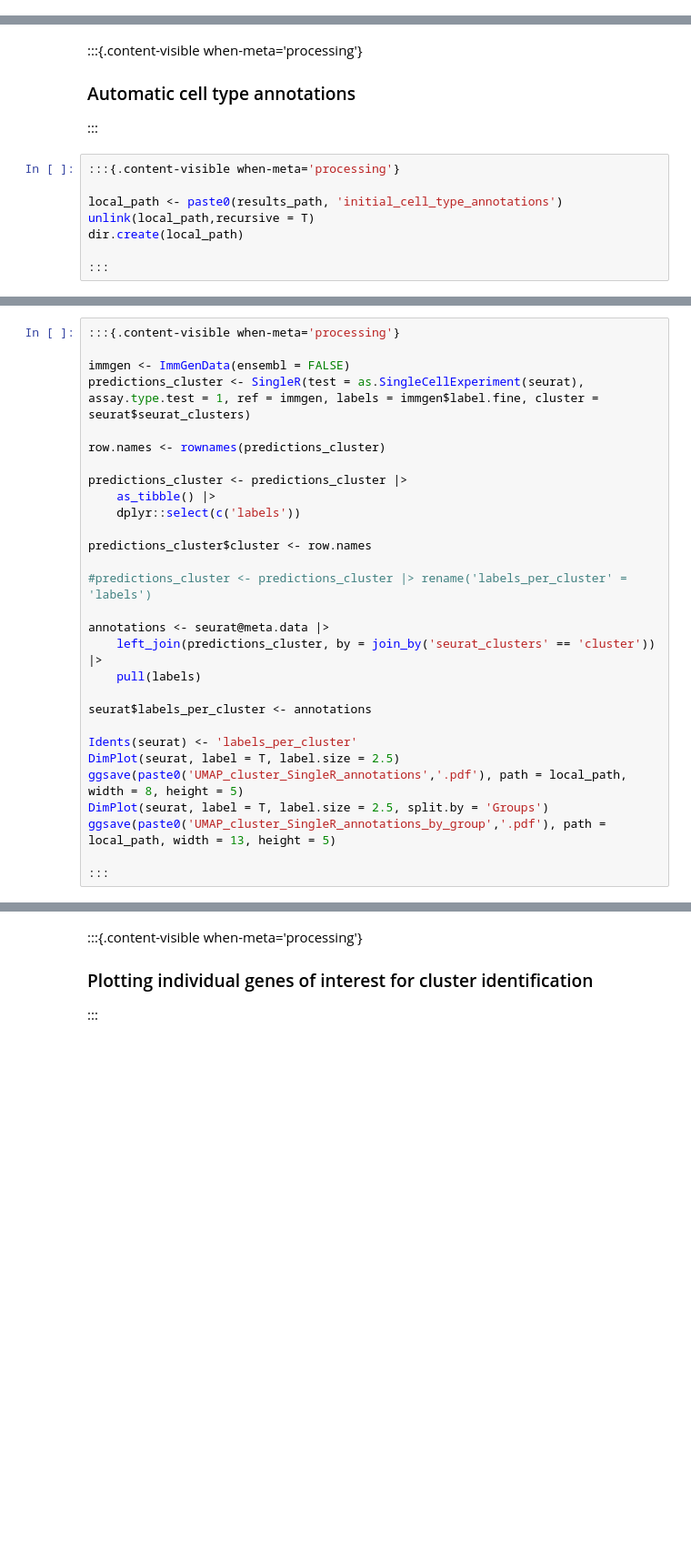
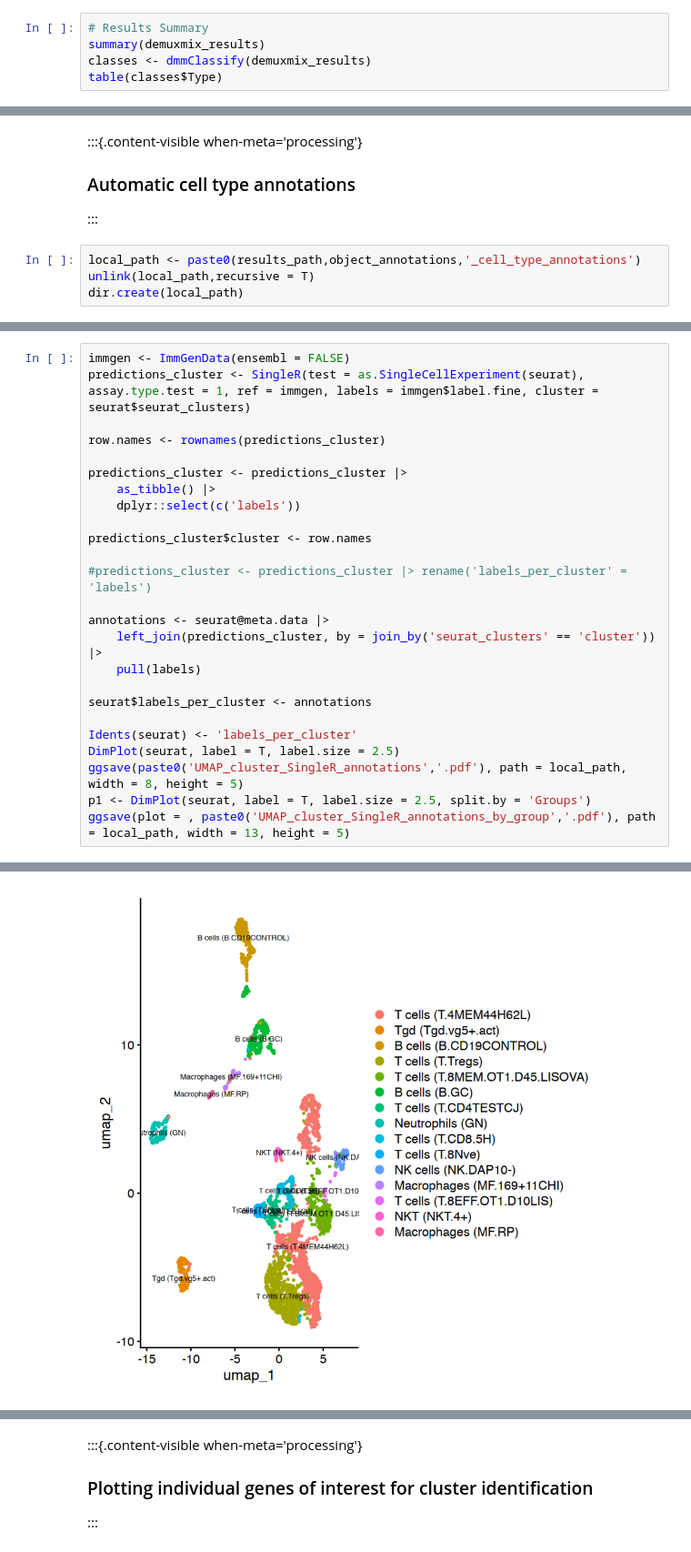
Before and after one commit to EduardAnsaldo/scripts_for_single_cell_analysis, a Jupyter notebook: Analysis_template.ipynb, the cells around one changed output, grey strips where cells are left out. Shown at 91% size. Saved outputs shown, nothing was run; the diff lists cells and outputs as text; blank space fills up the shorter version.

```diff
--- a/Analysis_template.ipynb
+++ b/Analysis_template.ipynb
@@ -246,0 +248,5 @@ seurat <-subset(seurat, idents = "Singlet")
+# %%
+# Results Summary
+summary(demuxmix_results)
+classes <- dmmClassify(demuxmix_results)
+table(classes$Type)
@@ -382,10 +497,6 @@ DimPlot(seurat, reduction = "umap", label = TRUE, split.by = 'Groups', ncol = 3)
 ### Automatic cell type annotations
 :::
 # %%
-:::{.content-visible when-meta='processing'}
-
-local_path <- paste0(results_path, 'initial_cell_type_annotations')
+local_path <- paste0(results_path,object_annotations,'_cell_type_annotations')
 unlink(local_path,recursive = T)
 dir.create(local_path)
-
-:::
@@ -395,7 +516,5 @@ Annotation per Group
 :::
 # %%
-:::{.content-visible when-meta='processing'}
-
 immgen <- ImmGenData(ensembl = FALSE)
 predictions_cluster <- SingleR(test = as.SingleCellExperiment(seurat), assay.type.test = 1, ref = immgen, labels = immgen$label.fine, cluster = seurat$seurat_clusters)
 
@@ -418,7 +537,6 @@ seurat$labels_per_cluster <- annotations
 Idents(seurat) <- 'labels_per_cluster'
 DimPlot(seurat, label = T, label.size = 2.5)
 ggsave(paste0('UMAP_cluster_SingleR_annotations','.pdf'), path = local_path, width = 8, height = 5)
-DimPlot(seurat, label = T, label.size = 2.5, split.by = 'Groups')
-ggsave(paste0('UMAP_cluster_SingleR_annotations_by_group','.pdf'), path = local_path, width = 13, height = 5)
-
-:::
+p1 <- DimPlot(seurat, label = T, label.size = 2.5, split.by = 'Groups')
+ggsave(plot = , paste0('UMAP_cluster_SingleR_annotations_by_group','.pdf'), path = local_path, width = 13, height = 5)
+# %% [output]
@@ -424,0 +560 @@ ggsave(paste0('UMAP_cluster_SingleR_annotations_by_group','.pdf'), path = local_
+[figure, added]
```
Also changed, not shown: parts of 70 cells of this notebook, 13 other files.
